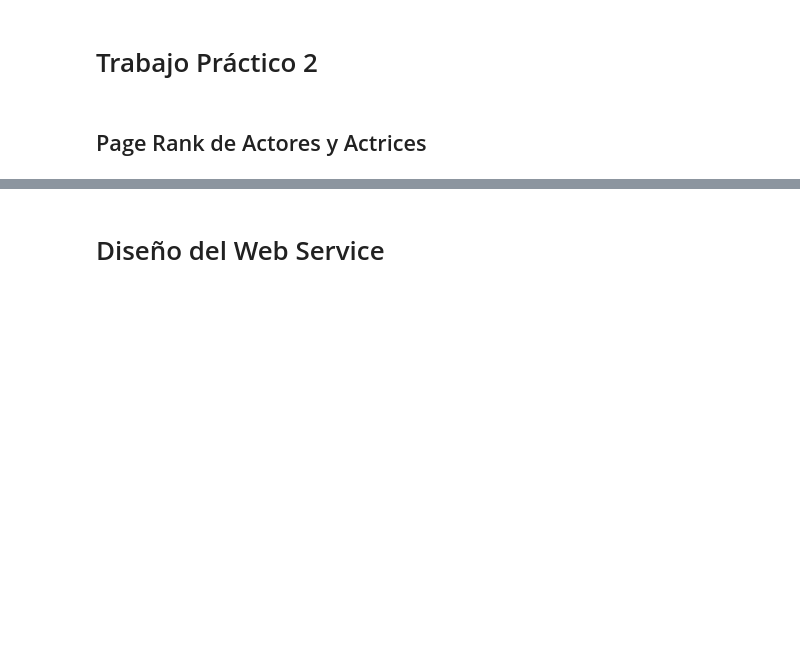
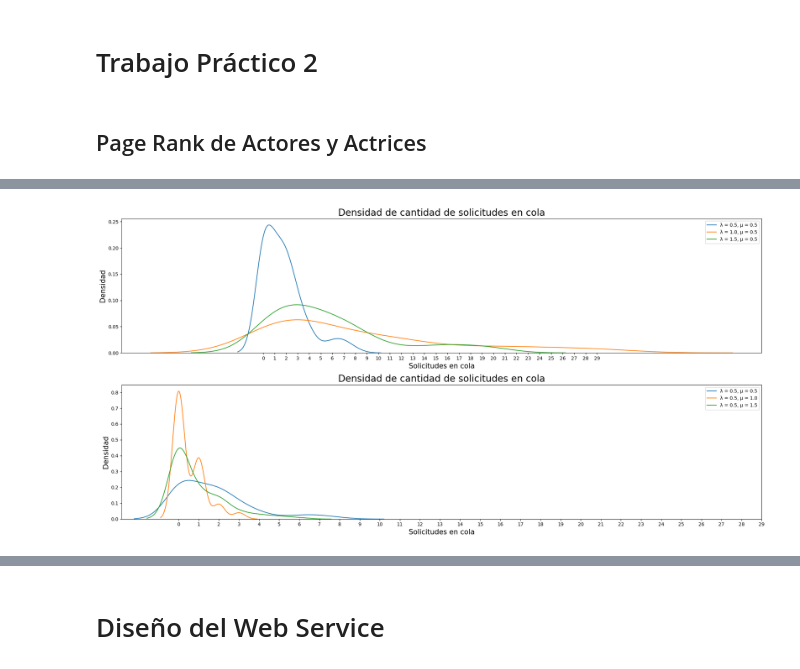
Before and after one commit to jalbarrac/simulacion_grupo2_2c_2022, a Jupyter notebook: TP2/TP2.ipynb, the cells around one changed output, grey strips where cells are left out. Drawn from its saved outputs; the diff is of its cells as text; code cells hidden in the pictures; blank space fills up the shorter version.

```diff
--- a/TP2/TP2.ipynb
+++ b/TP2/TP2.ipynb
@@ -65,0 +301,27 @@ for p in random.choices(list(todas_palabras), k=BUSQUEDAS):
+# %%
+fig, ax4 = plt.subplots(nrows=2, ncols=1, figsize=(20, 10))
+p = sns.kdeplot(metricasHist[0].cantidad_en_cola,ax=ax4[0])
+p = sns.kdeplot(metricasHist[3].cantidad_en_cola,ax=ax4[0])
+p = sns.kdeplot(metricasHist[6].cantidad_en_cola,ax=ax4[0])
+#p = sns.kdeplot(metricasHist[12].cantidad_en_cola,ax=ax4[0])
+p = sns.kdeplot(metricasHist[0].cantidad_en_cola,ax=ax4[1])
+p = sns.kdeplot(metricasHist[1].cantidad_en_cola,ax=ax4[1])
+p = sns.kdeplot(metricasHist[2].cantidad_en_cola,ax=ax4[1])
+#p = sns.kdeplot(metricasHist[3].cantidad_en_cola,ax=ax4[1])
+ax4[0].set_xticks(np.arange(0, 30, 1))
+ax4[0].legend([f'λ = {metricasHist[0].tasa_arribos}, μ = {metricasHist[0].tasa_servicio}',
+               f'λ = {metricasHist[3].tasa_arribos}, μ = {metricasHist[3].tasa_servicio}',
+               f'λ = {metricasHist[6].tasa_arribos}, μ = {metricasHist[6].tasa_servicio}'])
+ax4[0].set_xlabel('Solicitudes en cola', fontsize=15)
+ax4[0].set_ylabel('Densidad', fontsize=15)
+ax4[0].set_title("Densidad de cantidad de solicitudes en cola", fontsize=20)
+ax4[1].set_xticks(np.arange(0, 30, 1))
+ax4[1].legend([f'λ = {metricasHist[0].tasa_arribos}, μ = {metricasHist[0].tasa_servicio}',
+               f'λ = {metricasHist[1].tasa_arribos}, μ = {metricasHist[1].tasa_servicio}',
+               f'λ = {metricasHist[2].tasa_arribos}, μ = {metricasHist[2].tasa_servicio}'])
+ax4[1].set_xlabel('Solicitudes en cola', fontsize=15)
+ax4[1].set_ylabel('Densidad', fontsize=15)
+ax4[1].set_title("Densidad de cantidad de solicitudes en cola", fontsize=20)
+fig.tight_layout()
+# %% [output]
+[figure, added]
```
Also changed, not shown: parts of 20 cells of this notebook.
